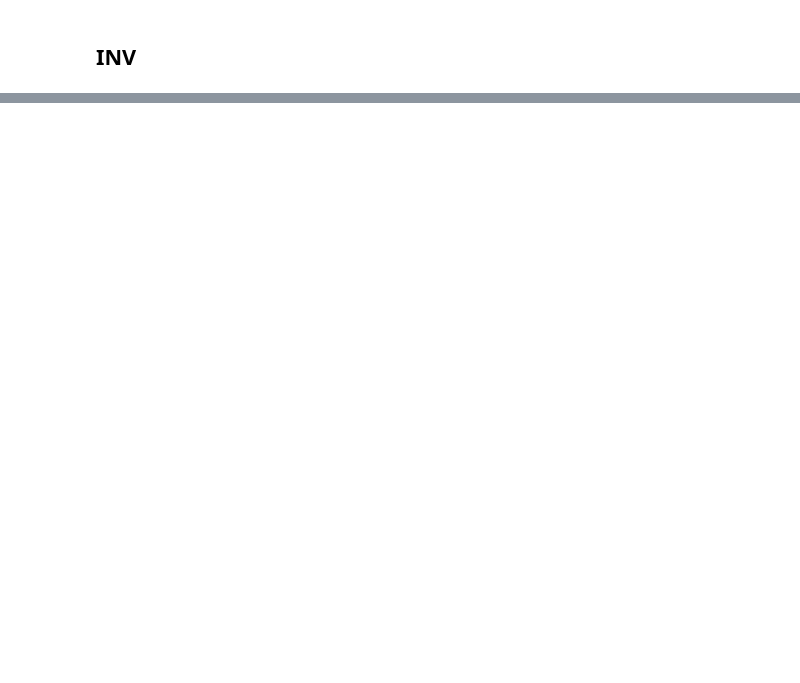
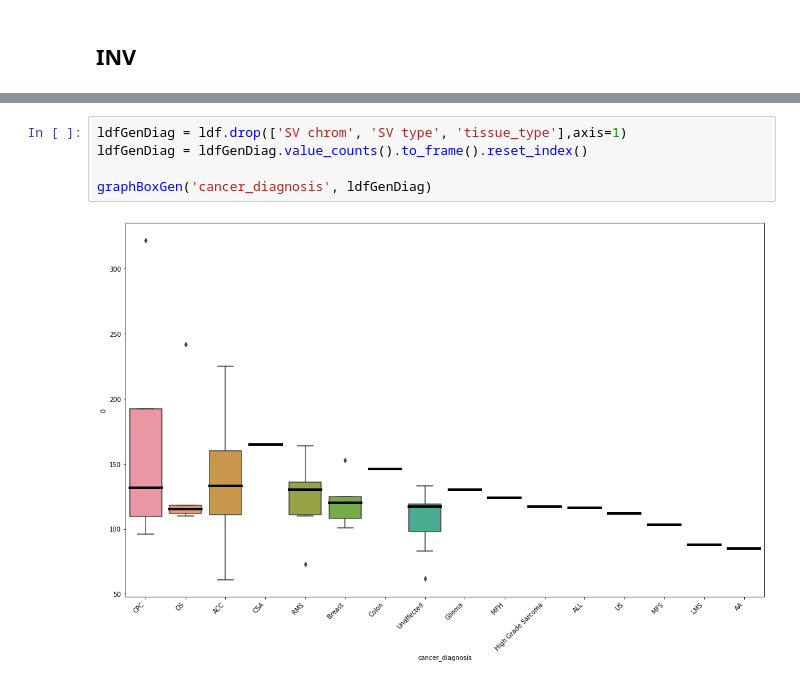
Before and after one commit to vsubasri/Transposable-Elements, a Jupyter notebook: Analysis/Cancer Graphs.ipynb, the cells around one changed output, grey strips where cells are left out. Drawn from its saved outputs; the diff is of its cells as text; blank space fills up the shorter version.

```diff
--- a/Analysis/Cancer Graphs.ipynb
+++ b/Analysis/Cancer Graphs.ipynb
@@ -613,0 +767,7 @@ LFS vs unaffected
+# %%
+ldfGenDiag = ldf.drop(['SV chrom', 'SV type', 'tissue_type'],axis=1)
+ldfGenDiag = ldfGenDiag.value_counts().to_frame().reset_index()
+
+graphBoxGen('cancer_diagnosis', ldfGenDiag)
+# %% [output]
+[figure, added]
```
Also changed, not shown: parts of 37 cells of this notebook, 1 other file.
